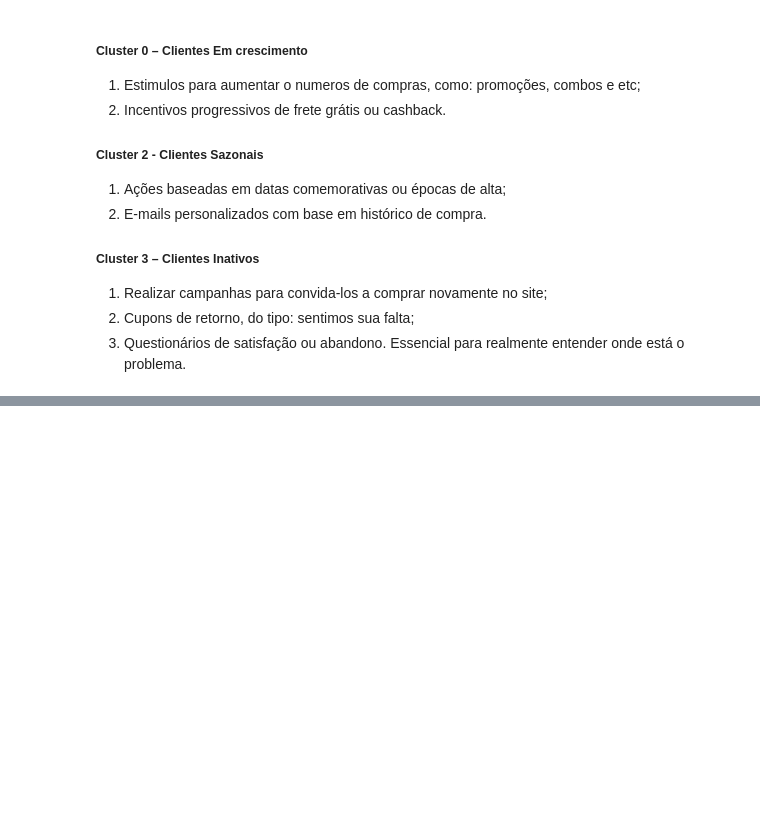
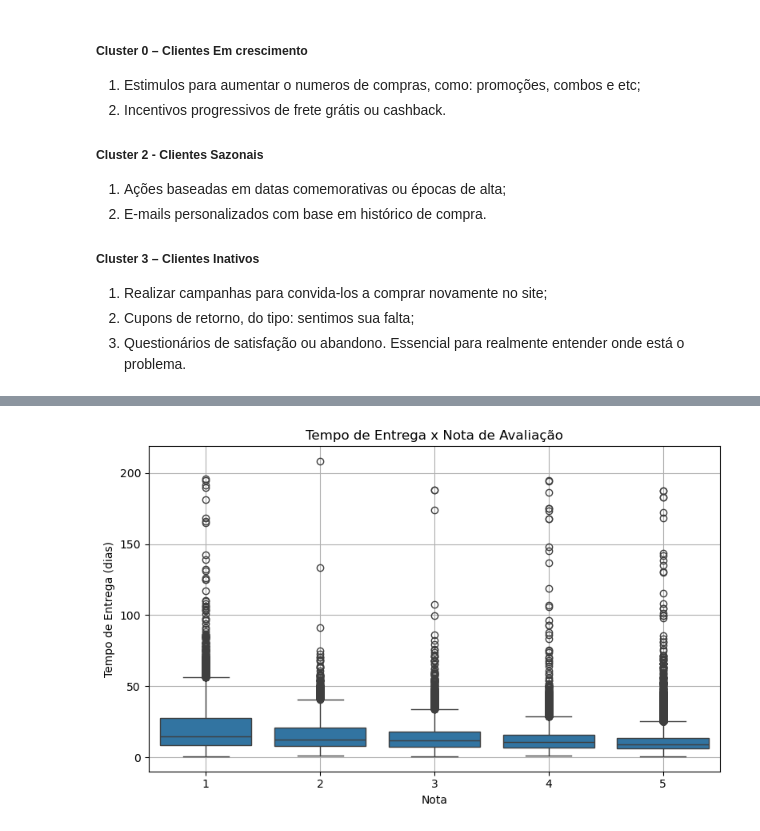
Before and after one commit to Thiago309/Teste_Tecnico_Programa_Trainee_triggo.ai, a Jupyter notebook: Analytics.ipynb, the cells around one changed output, grey strips where cells are left out. Cells and saved outputs as stored; diff of their text form; code cells hidden in the pictures; blank space fills up the shorter version.

```diff
--- a/Analytics.ipynb
+++ b/Analytics.ipynb
@@ -1453,0 +1464,81 @@ Diante desses fatos podemos classificar os clientes da seguinte maneira:
+# %%
+# 1. Consulta SQL - dados de avaliação, entrega, preço e categoria
+query = """
+SELECT
+    r.review_score,
+    julianday(o.order_delivered_customer_date) - julianday(o.order_purchase_timestamp) AS tempo_entrega,
+    oi.price AS preco_produto,
+    pct.product_category_name_english AS categoria_produto
+FROM order_reviews r
+JOIN orders o ON r.order_id = o.order_id
+JOIN order_items oi ON o.order_id = oi.order_id
+JOIN products p ON oi.product_id = p.product_id
+LEFT JOIN product_category_name_translation pct
+    ON p.product_category_name = pct.product_category_name
+WHERE o.order_status = 'delivered'
+  AND o.order_delivered_customer_date IS NOT NULL
+  AND o.order_purchase_timestamp IS NOT NULL;
+"""
+
+# 2. Carregando os dados no DataFrame
+df_satisfacao = pd.read_sql_query(query, conn)
+
+# 3. Gráfico 1 - Tempo de entrega vs nota de avaliação
+
+plt.figure(figsize=(8, 5))
+sns.boxplot(data=df_satisfacao, x='review_score', y='tempo_entrega')
+plt.title('Tempo de Entrega x Nota de Avaliação')
+plt.xlabel('Nota')
+plt.ylabel('Tempo de Entrega (dias)')
+plt.grid(True)
+plt.tight_layout()
+plt.show()
+print("\n")
+
+# 4. Gráfico 2 - Preço do produto vs nota de avaliação
+plt.figure(figsize=(8, 5))
+sns.boxplot(data=df_satisfacao, x='review_score', y='preco_produto')
+plt.title('Valor do Produto x Nota de Avaliação')
+plt.xlabel('Nota')
+plt.ylabel('Preço do Produto (R$)')
+plt.grid(True)
+plt.tight_layout()
+plt.show()
+print("\n")
+
+# 5. Gráfico 3 - Nota média por categoria
+df_media_categoria = (
+    df_satisfacao.groupby('categoria_produto')['review_score']
+    .mean()
+    .sort_values(ascending=False)
+    .head(10)
+)
+
+# Tradução das categorias mais bem avaliadas
+traducao = {
+    'fashion_childrens_clothes': 'Roupas Infantis',
+    'cds_dvds_musicals': 'CDs, DVDs e Música',
+    'books_general_interest': 'Livros - Interesse Geral',
+    'books_imported': 'Livros Importados',
+    'costruction_tools_tools': 'Ferramentas de Construção',
+    'small_appliances_home_oven_and_coffee': 'Eletrodomésticos - Café/Forno',
+    'flowers': 'Flores',
+    'books_technical': 'Livros Técnicos',
+    'food_drink': 'Comidas e Bebidas',
+    'fashion_sport': 'Moda Esportiva'
+}
+
+# Substituir nomes pelo dicionário
+df_media_categoria.index = df_media_categoria.index.to_series().replace(traducao)
+
+# Plotar novamente com os nomes traduzidos
+plt.figure(figsize=(10, 5))
+df_media_categoria.plot(kind='barh')
+plt.xlabel('Nota Média')
+plt.title('Top 10 Categorias com Melhores Avaliações')
+plt.gca().invert_yaxis()
+plt.grid(True)
+plt.tight_layout()
+plt.show()
+# %% [output]
+[figure, added]
```
Also changed, not shown: parts of 10 cells of this notebook.
